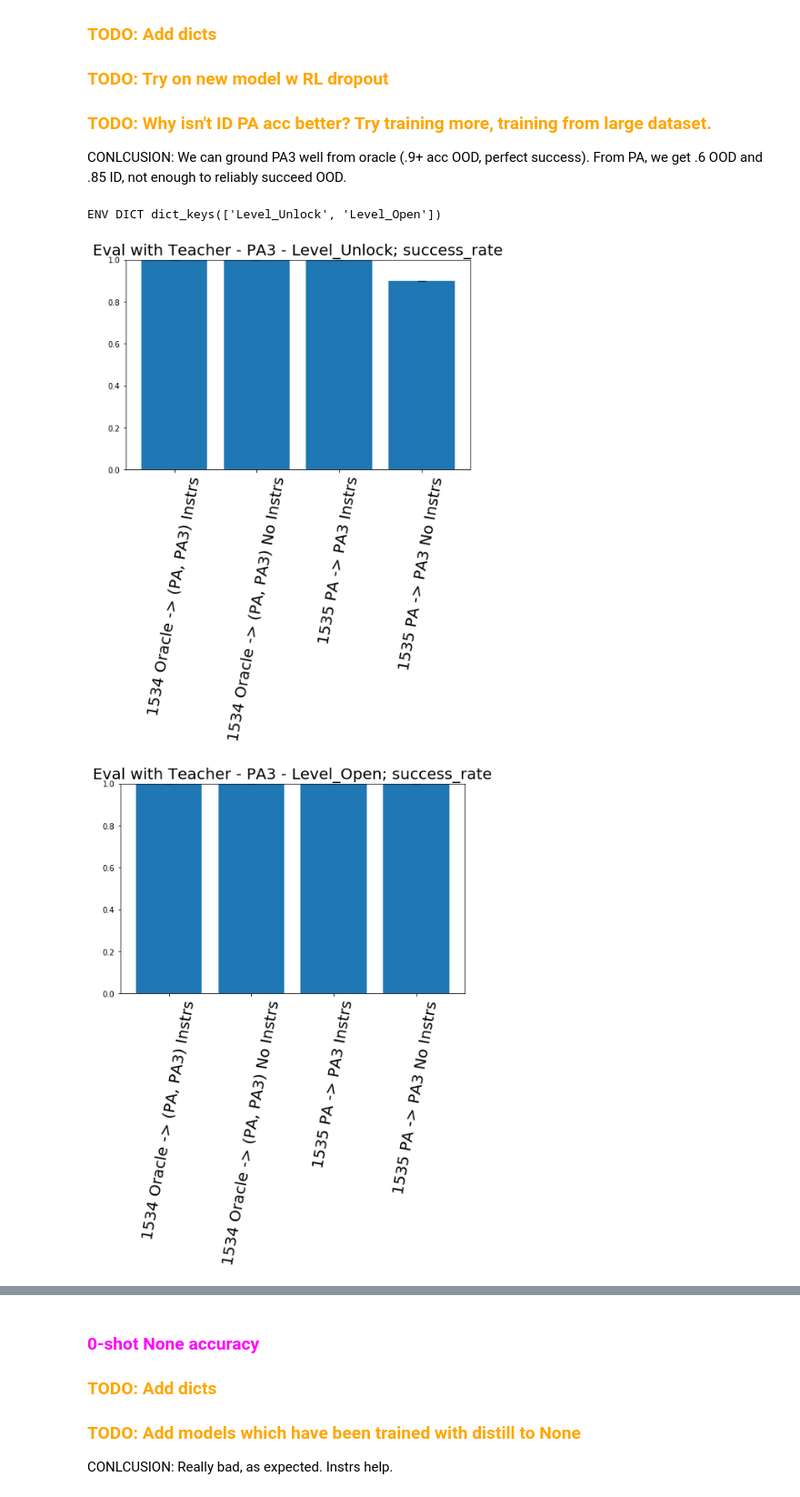
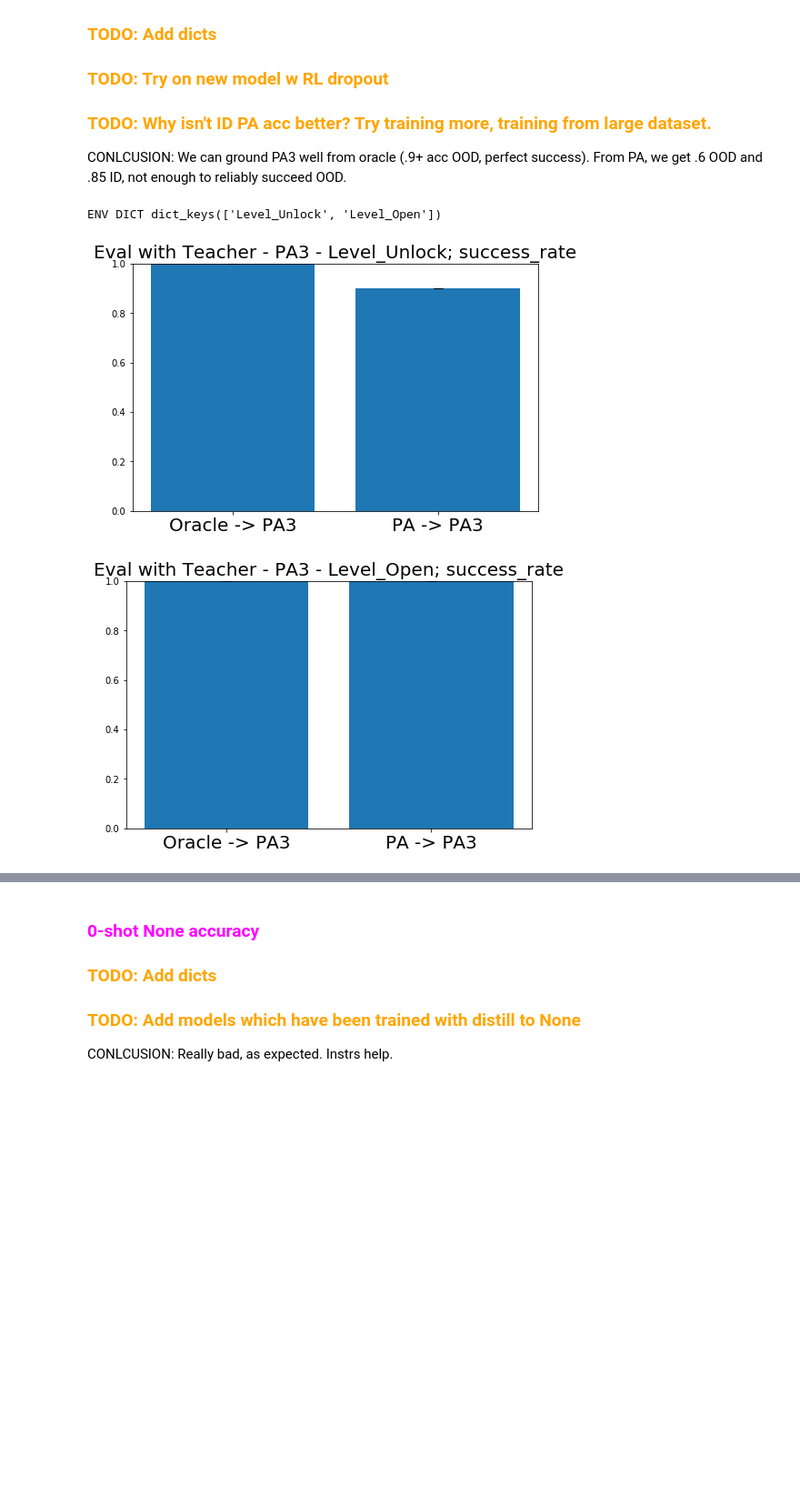
Before and after one commit to rll-research/teachable, a Jupyter notebook: Plots.ipynb, the cells around one changed output, grey strips where cells are left out. Shown at 91% size. Cells and saved outputs as stored; diff of their text form; code cells hidden in the pictures; blank space fills up the shorter version.

```diff
--- a/Plots.ipynb
+++ b/Plots.ipynb
@@ -1156,33 +1172,41 @@ ENV DICT dict_keys(['Level_Unlock', 'Level_Open'])
 CONLCUSION: We can ground PA3 well from oracle (.9+ acc OOD, perfect success). From PA, we get .6 OOD and .85 ID, not enough to reliably succeed OOD.
 # %%
 runs = [
-#     (['T1501B'], '1467 PA -> PA3 Instrs'),
-#     (['T1500B'], '1467 PA -> PA3 No Instrs'),
-#     (['T1503B'], '1419 Oracle -> PA3 Instrs'),
-#     (['T1502B'], '1419 Oracle -> PA3 No Instrs'),
-    (['T1540'], '1534 Oracle -> (PA, PA3) Instrs'),
-    (['T1542'], '1534 Oracle -> (PA, PA3) No Instrs'),
-    (['T1541'], '1535 PA -> PA3 Instrs'),
-    (['T1543'], '1535 PA -> PA3 No Instrs'),
+#     (['T1498B'], '1419 Oracle -> (PA, PA3)'),
+#     (['T1499B'], '1467 PA -> PA3'),
+#     (['T1536'], '1534 Oracle -> (PA, PA3) Instrs'),
+    (['T1542'], 'Oracle -> PA3'),
+#     (['T1537'], '1535 PA -> PA3 Instrs'),
+    (['T1543'], 'PA -> PA3'),
 ]
+# runs = [
+# #     (['T1501B'], '1467 PA -> PA3 Instrs'),
+# #     (['T1500B'], '1467 PA -> PA3 No Instrs'),
+# #     (['T1503B'], '1419 Oracle -> PA3 Instrs'),
+# #     (['T1502B'], '1419 Oracle -> PA3 No Instrs'),
+#     (['T1540'], '1534 Oracle -> (PA, PA3) Instrs'),
+#     (['T1542'], '1534 Oracle -> (PA, PA3) No Instrs'),
+#     (['T1541'], '1535 PA -> PA3 Instrs'),
+#     (['T1543'], '1535 PA -> PA3 No Instrs'),
+# ]
 plot_final_generalization(runs, 'Eval with Teacher - PA3')
 print("=" * 100)
-plot_final_generalization(runs, 'Eval with Teacher - PA3', ' stoch_accuracy')
+plot_final_generalization(runs, 'Eval with Teacher - PA3', 'stoch_accuracy')
 
 # print("/" * 1000)
 
 # runs = [
 #     (['T1501_'], '1467 PA -> PA3 Instrs'),
 #     (['T1500_'], '1467 PA -> PA3 No Instrs'),
 #     (['T1503_'], '1419 Oracle -> PA3 Instrs'),
 #     (['T1502_'], '1419 Oracle -> PA3 No Instrs'),
 # ]
 # plot_final_generalization(runs, 'Eval with Teacher - PA3')
 # print("=" * 100)
 # plot_final_generalization(runs, 'Eval with Teacher - PA3', ' stoch_accuracy')
 # %% [output]
 ENV DICT dict_keys(['Level_Unlock', 'Level_Open'])
-[figure, old version]
+[figure, new version]
-[figure, old version]
+[figure, new version]
 ====================================================================================================
 ENV DICT dict_keys(['Level_Unlock', 'Level_Open'])
```
Also changed, not shown: parts of 9 cells of this notebook, 3 other files.
